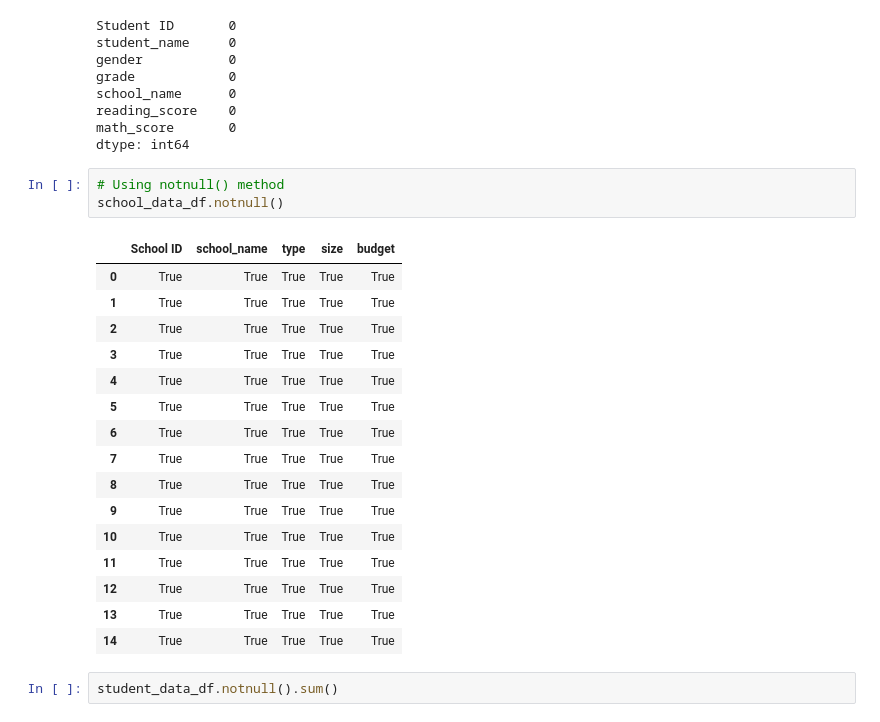
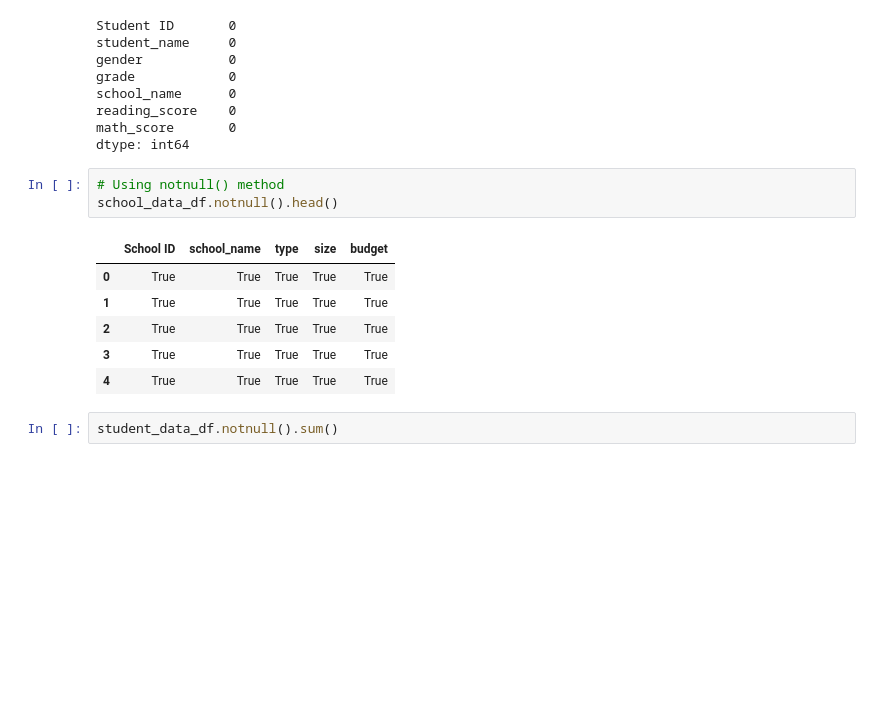
Before and after one commit to Ashwani-hub/School_District_Analysis, a Jupyter notebook: PyCitySchools.ipynb, the cells around one changed output. Cells and saved outputs as stored; diff of their text form; blank space fills up the shorter version.

```diff
--- a/PyCitySchools.ipynb
+++ b/PyCitySchools.ipynb
@@ -137,24 +110,14 @@ math_score       0
 dtype: int64
 # %%
 # Using notnull() method
-school_data_df.notnull()
+school_data_df.notnull().head()
 # %% [output]
 |  | School ID | school_name | type | size | budget |
 | 0 | True | True | True | True | True |
 | 1 | True | True | True | True | True |
 | 2 | True | True | True | True | True |
 | 3 | True | True | True | True | True |
 | 4 | True | True | True | True | True |
-| 5 | True | True | True | True | True |
-| 6 | True | True | True | True | True |
-| 7 | True | True | True | True | True |
-| 8 | True | True | True | True | True |
-| 9 | True | True | True | True | True |
-| 10 | True | True | True | True | True |
-| 11 | True | True | True | True | True |
-| 12 | True | True | True | True | True |
-| 13 | True | True | True | True | True |
-| 14 | True | True | True | True | True |
 # %%
 student_data_df.notnull().sum()
 # %% [output]
```
Also changed, not shown: parts of 22 cells of this notebook, 1 other file.
